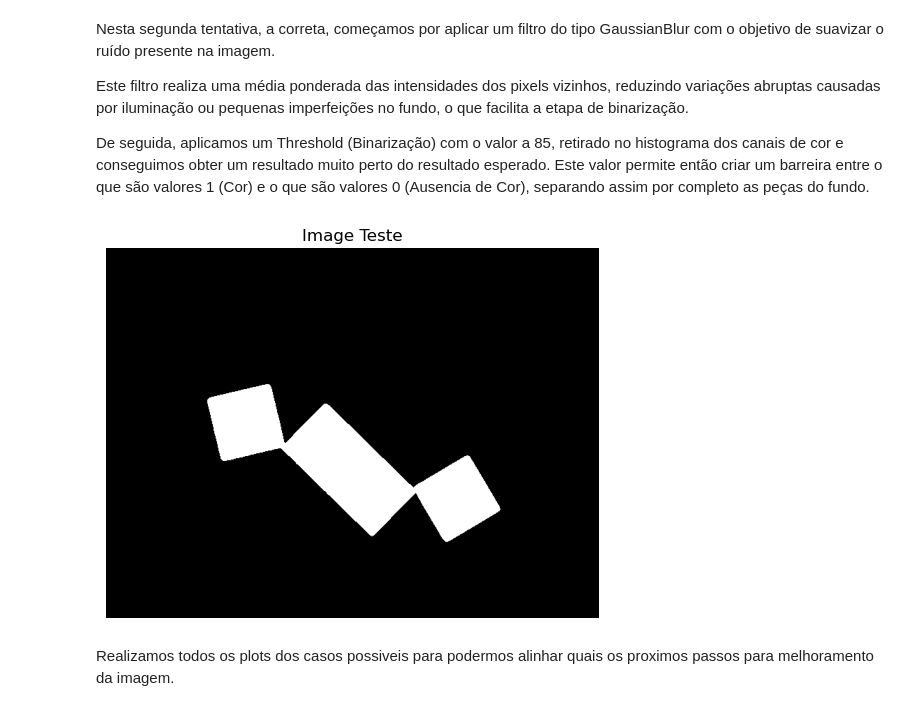
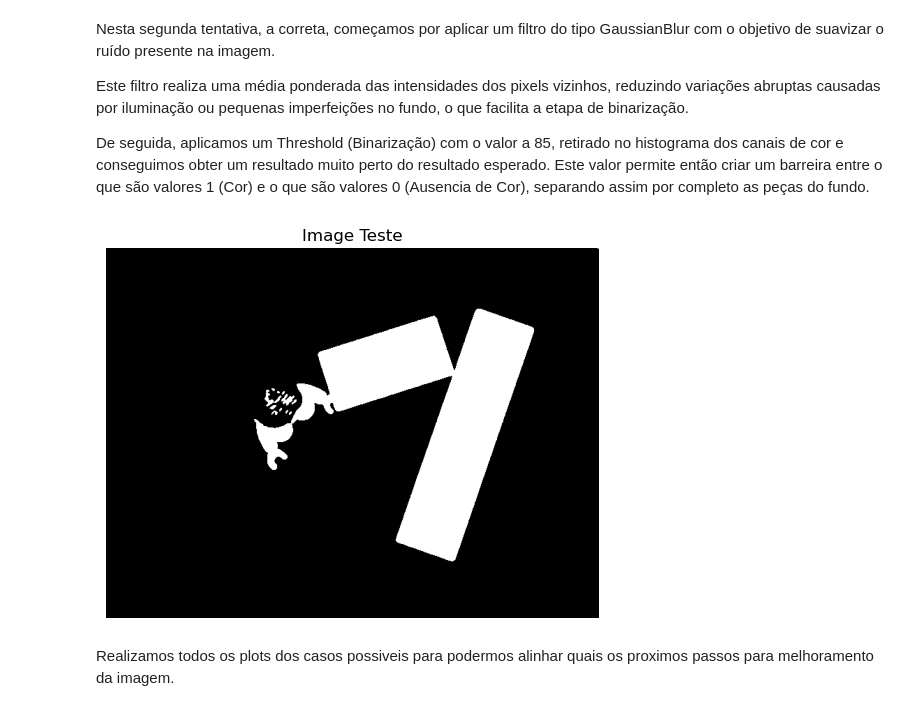
Before and after one commit to miguelac4/piv_tp1, a Jupyter notebook: src/trabalho_pratico1.ipynb, the cells around one changed output. Saved outputs shown, nothing was run; the diff lists cells and outputs as text; code cells hidden in the pictures.

```diff
--- a/src/trabalho_pratico1.ipynb
+++ b/src/trabalho_pratico1.ipynb
@@ -168,7 +131,7 @@ Em termos, neste canal de cor (Vermelho), o fundo representaria a aproximação
 # %%
 # Separa canais já em RGB (ordem: R, G, B)
-r1, g1, b1 = cv2.split(img_rgb1)
-zeros1 = np.zeros_like(r1)
+r, g, b = cv2.split(img_rgb[1])
+zeros = np.zeros_like(r)
 
 # Constrói imagens dos canais em RGB
 #img_red1 = np.dstack([r1, zeros1, zeros1])
@@ -181,9 +144,9 @@ zeros1 = np.zeros_like(r1)
 #gray_blue1  = cv2.cvtColor(img_blue1, cv2.COLOR_RGB2GRAY)
 
 # cria uma cópia independente dos valores do canal, preservando as intensidades originais (0–255) sem alterar ou reescalar a imagem
-gray_red1 = r1.copy()
-gray_green1 = g1.copy()
-gray_blue1 = b1.copy()
+gray_red = r.copy()
+gray_green = g.copy()
+gray_blue = b.copy()
 
 # ___________________Canais de Cor PLOT___________________
 
@@ -191,22 +154,22 @@ fig, axes = plt.subplots(1, 4, figsize=(18, 5))
 fig.suptitle("Imagem 1 RGB e Canais de Cor", fontsize=16)
 
 # Imagem original
-axes[0].imshow(img_rgb1)
+axes[0].imshow(img_rgb[1])
 axes[0].set_title("Imagem RGB")
 axes[0].axis("off")
 
 # Canal R
-axes[1].imshow(gray_red1, cmap='gray')
+axes[1].imshow(gray_red, cmap='gray')
 axes[1].set_title("Canal R (Gray)")
 axes[1].axis("off")
 
 # Canal G
-axes[2].imshow(gray_green1, cmap='gray')
+axes[2].imshow(gray_green, cmap='gray')
 axes[2].set_title("Canal G (Gray)")
 axes[2].axis("off")
 
 # Canal B
-axes[3].imshow(gray_blue1, cmap='gray')
+axes[3].imshow(gray_blue, cmap='gray')
 axes[3].set_title("Canal B (Gray)")
 axes[3].axis("off")
 
@@ -219,9 +182,9 @@ plt.title("Histograma dos Canais de Cor")
 plt.xlabel("Intensidade (0–255)")
 plt.ylabel("Número de Pixels")
 
-plt.hist(b1.ravel(), bins=256, range=[0, 256], color='blue', alpha=0.5, label='Canal B')
-plt.hist(g1.ravel(), bins=256, range=[0, 256], color='green', alpha=0.5, label='Canal G')
-plt.hist(r1.ravel(), bins=256, range=[0, 256], color='red', alpha=0.5, label='Canal R')
+plt.hist(b.ravel(), bins=256, range=[0, 256], color='blue', alpha=0.5, label='Canal B')
+plt.hist(g.ravel(), bins=256, range=[0, 256], color='green', alpha=0.5, label='Canal G')
+plt.hist(r.ravel(), bins=256, range=[0, 256], color='red', alpha=0.5, label='Canal R')
 
 plt.legend()
 plt.show()
@@ -375,15 +293,15 @@ Este filtro realiza uma média ponderada das intensidades dos pixels vizinhos, r
 De seguida, aplicamos um Threshold (Binarização) com o valor a 85, retirado no histograma dos canais de cor e conseguimos obter um resultado muito perto do resultado esperado. Este valor permite então criar um barreira entre o que são valores 1 (Cor) e o que são valores 0 (Ausencia de Cor), separando assim por completo as peças do fundo.
 # %%
 # Suavizar ruído
-gr_blur1 = cv2.GaussianBlur(gray_red1, (5, 5), 0)
-T1, bw1 = cv2.threshold(gr_blur1, 110, 255, cv2.THRESH_BINARY)
+gr_blur = cv2.GaussianBlur(gray_red_list[1], (5, 5), 0)
+T, bw = cv2.threshold(gr_blur, 110, 255, cv2.THRESH_BINARY)
 
-plt.imshow(bw1, cmap="gray")
+plt.imshow(bw, cmap="gray")
 plt.title("Image Teste")
 plt.axis("off")  # Remove os eixos
 plt.show()
 # %% [output]
-[figure, old version]
+[figure, new version]
 # %% [markdown]
 Realizamos todos os plots dos casos possiveis para podermos alinhar quais os proximos passos para melhoramento da imagem.
 # %%
```
Also changed, not shown: parts of 25 cells of this notebook.
